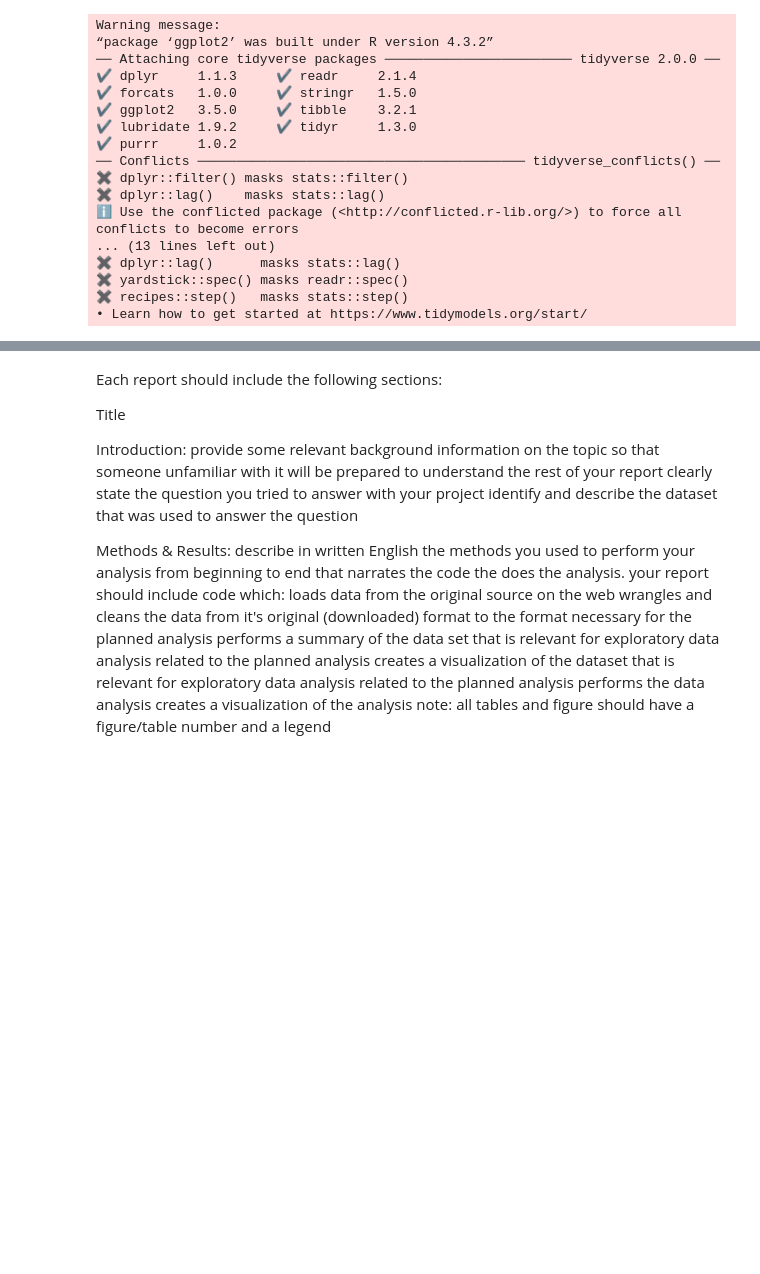
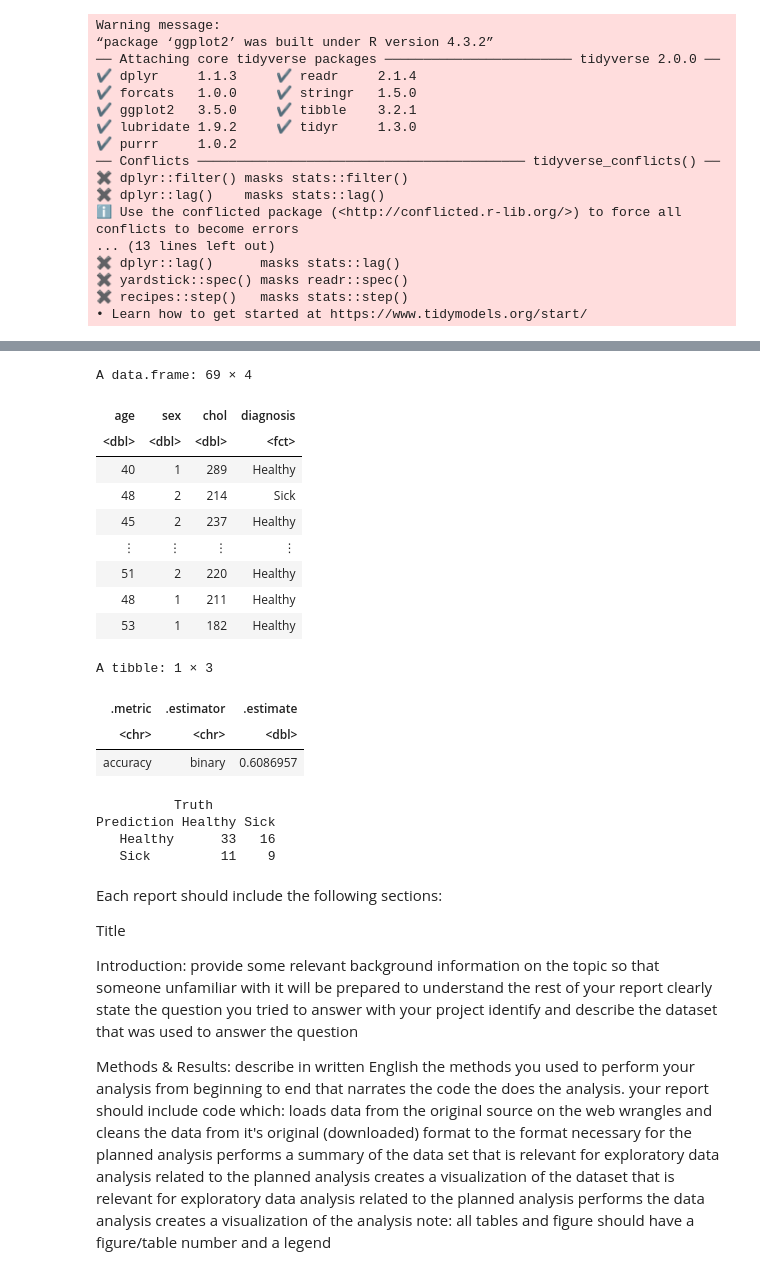
Before and after one commit to ANGUO17/dsci-100-2023w2-group-06, a Jupyter notebook: Group Project Report.ipynb, the cells around one changed output, grey strips where cells are left out. Cells and saved outputs as stored; diff of their text form; code cells hidden in the pictures; blank space fills up the shorter version.

```diff
--- a/Group Project Report.ipynb
+++ b/Group Project Report.ipynb
@@ -185,3 +197,50 @@ Caused by error in `compute_aesthetics()`:
+# %%
+set.seed(17)
+hungary_spec2 <- nearest_neighbor(weight_func = 'rectangular', neighbors = 3) |>
+    set_engine("kknn") |>
+    set_mode("classification")
+
+hungary_fit <- workflow() |>
+    add_recipe(hungary_recipe) |>
+    add_model(hungary_spec2) |>
+    fit(data = data_training2)
+
+data_testing2 <- data_testing |>
+    drop_na() |>
+    mutate(sex = as.numeric(sex))
+data_testing2
+
+hungary_predictions <- predict(hungary_fit, data_testing2) |>
+    bind_cols(data_testing2)
+
+hungary_metrics <- hungary_predictions |>
+     metrics(truth = diagnosis, estimate = .pred_class) |>
+     filter(.metric == "accuracy")
+ hungary_metrics
+
+ hungary_conf_mat <- hungary_predictions |>
+     conf_mat(truth = diagnosis , estimate = .pred_class)
+
+ hungary_conf_mat
+# %% [output]
+A data.frame: 69 × 4
+| age | sex | chol | diagnosis |
+| <dbl> | <dbl> | <dbl> | <fct> |
+| 40 | 1 | 289 | Healthy |
+| 48 | 2 | 214 | Sick |
+| 45 | 2 | 237 | Healthy |
+| ⋮ | ⋮ | ⋮ | ⋮ |
+| 51 | 2 | 220 | Healthy |
+| 48 | 1 | 211 | Healthy |
+| 53 | 1 | 182 | Healthy |
+A tibble: 1 × 3
+| .metric | .estimator | .estimate |
+| <chr> | <chr> | <dbl> |
+| accuracy | binary | 0.6086957 |
+          Truth
+Prediction Healthy Sick
+   Healthy      33   16
+   Sick         11    9
 # %% [markdown]
 Each report should include the following sections:
 
```
Also changed, not shown: parts of 3 cells of this notebook.
